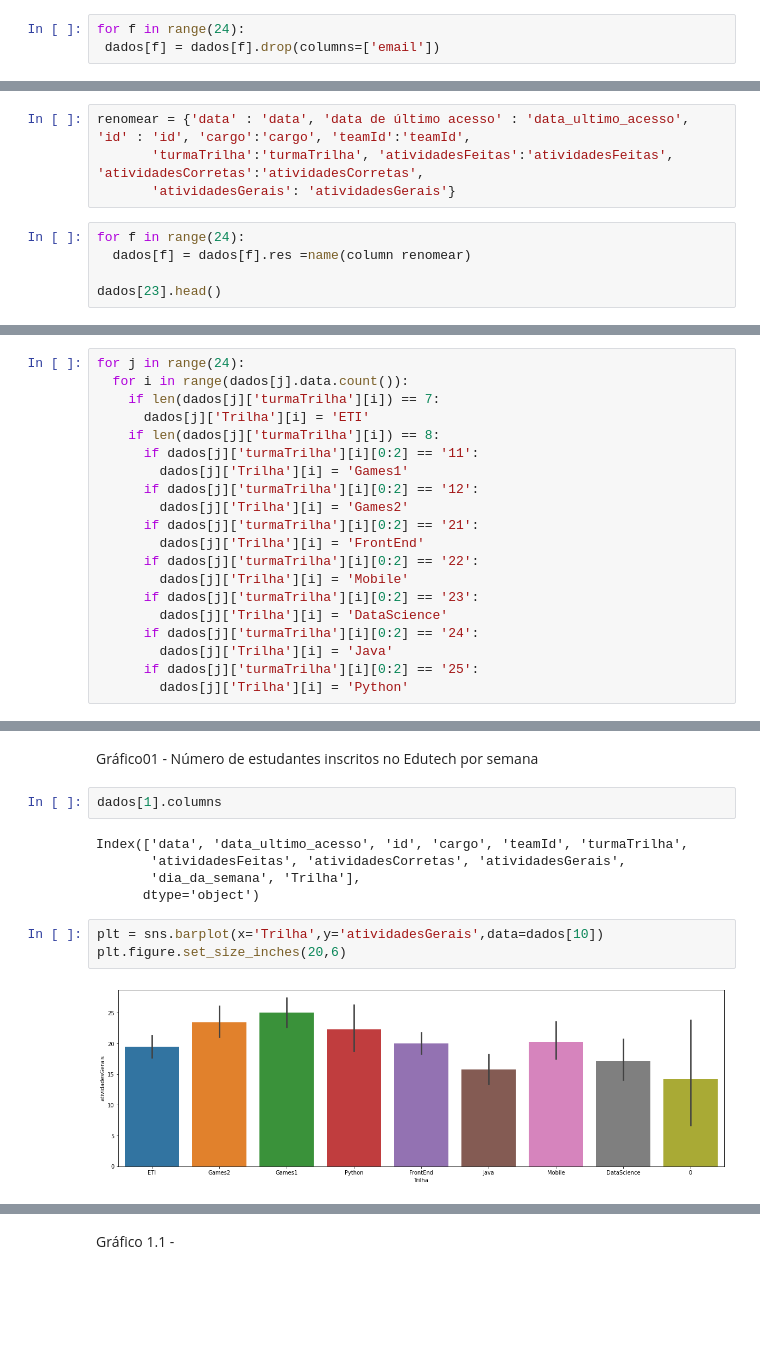
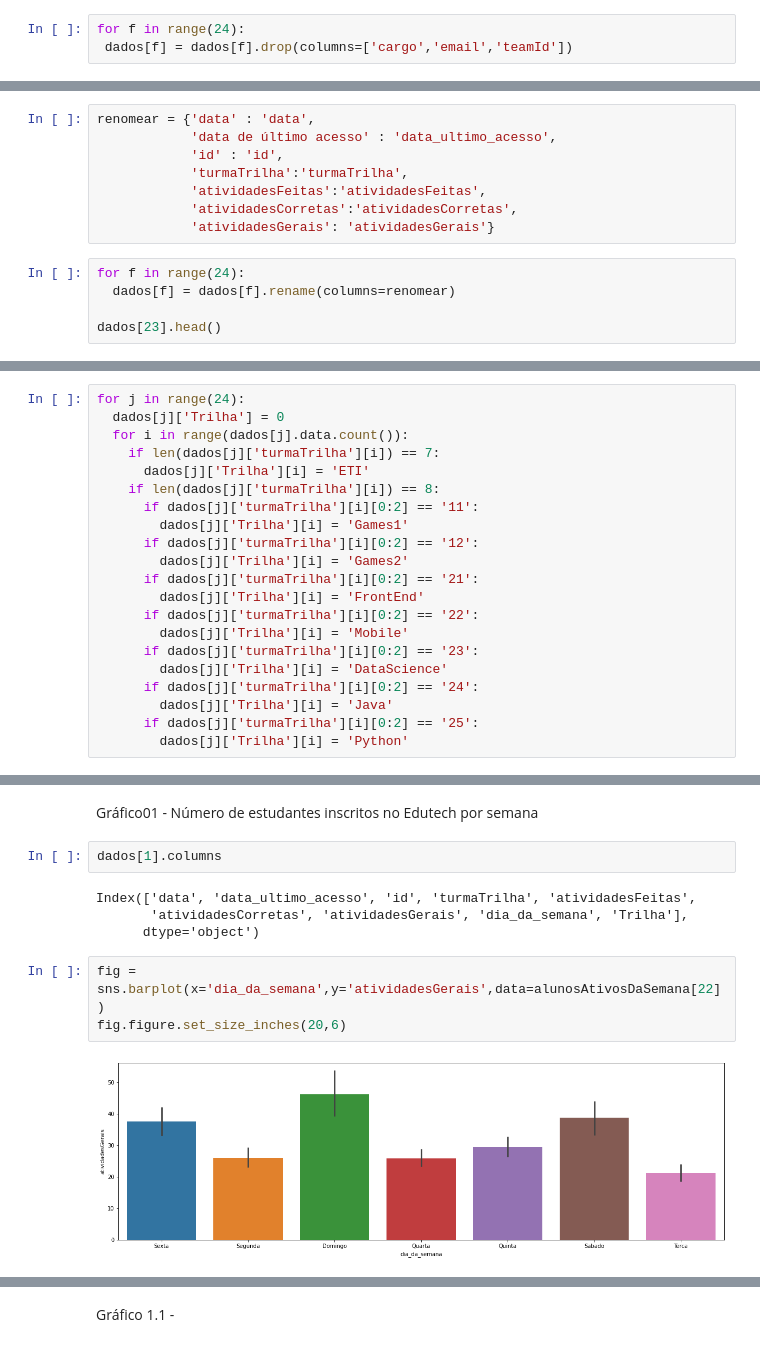
Before and after one commit to marcelopaludetto/aulao-datascience, a Jupyter notebook: aulaoDataScience_atualizado.ipynb, the cells around one changed output, grey strips where cells are left out. Drawn from its saved outputs; the diff is of its cells as text; blank space fills up the shorter version.

```diff
--- a/aulaoDataScience_atualizado.ipynb
+++ b/aulaoDataScience_atualizado.ipynb
@@ -44,7 +44,7 @@ Index(['data', 'data de último acesso', 'id', 'email', 'cargo', 'teamId',
       dtype='object')
 # %%
 for f in range(24):
- dados[f] = dados[f].drop(columns=['email'])
+ dados[f] = dados[f].drop(columns=['cargo','email','teamId'])
 # %%
 dados[0].head(10)
 # %% [output]
@@ -111,10 +111,14 @@ dados[9].head(100)
 # %%
-renomear = {'data' : 'data', 'data de último acesso' : 'data_ultimo_acesso', 'id' : 'id', 'cargo':'cargo', 'teamId':'teamId',
-       'turmaTrilha':'turmaTrilha', 'atividadesFeitas':'atividadesFeitas', 'atividadesCorretas':'atividadesCorretas',
-       'atividadesGerais': 'atividadesGerais'}
+renomear = {'data' : 'data',
+            'data de último acesso' : 'data_ultimo_acesso',
+            'id' : 'id',
+            'turmaTrilha':'turmaTrilha',
+            'atividadesFeitas':'atividadesFeitas',
+            'atividadesCorretas':'atividadesCorretas',
+            'atividadesGerais': 'atividadesGerais'}
 # %%
 for f in range(24):
-  dados[f] = dados[f].res =name(column renomear)
+  dados[f] = dados[f].rename(columns=renomear)
 
 dados[23].head()
 # %% [output]
@@ -293,6 +297,7 @@ for i in range(24):
 crtl + shift + L
 # %%
 for j in range(24):
+  dados[j]['Trilha'] = 0
   for i in range(dados[j].data.count()):
     if len(dados[j]['turmaTrilha'][i]) == 7:
       dados[j]['Trilha'][i] = 'ETI'
@@ -360,12 +407,11 @@ Gráfico01 - Número de estudantes inscritos no Edutech por semana
 # %%
 dados[1].columns
 # %% [output]
-Index(['data', 'data_ultimo_acesso', 'id', 'cargo', 'teamId', 'turmaTrilha',
-       'atividadesFeitas', 'atividadesCorretas', 'atividadesGerais',
-       'dia_da_semana', 'Trilha'],
+Index(['data', 'data_ultimo_acesso', 'id', 'turmaTrilha', 'atividadesFeitas',
+       'atividadesCorretas', 'atividadesGerais', 'dia_da_semana', 'Trilha'],
       dtype='object')
 # %%
-plt = sns.barplot(x='Trilha',y='atividadesGerais',data=dados[10])
-plt.figure.set_size_inches(20,6)
+fig = sns.barplot(x='dia_da_semana',y='atividadesGerais',data=alunosAtivosDaSemana[22])
+fig.figure.set_size_inches(20,6)
 # %% [output]
-[figure, old version]
+[figure, new version]
```
Also changed, not shown: parts of 11 cells of this notebook.
